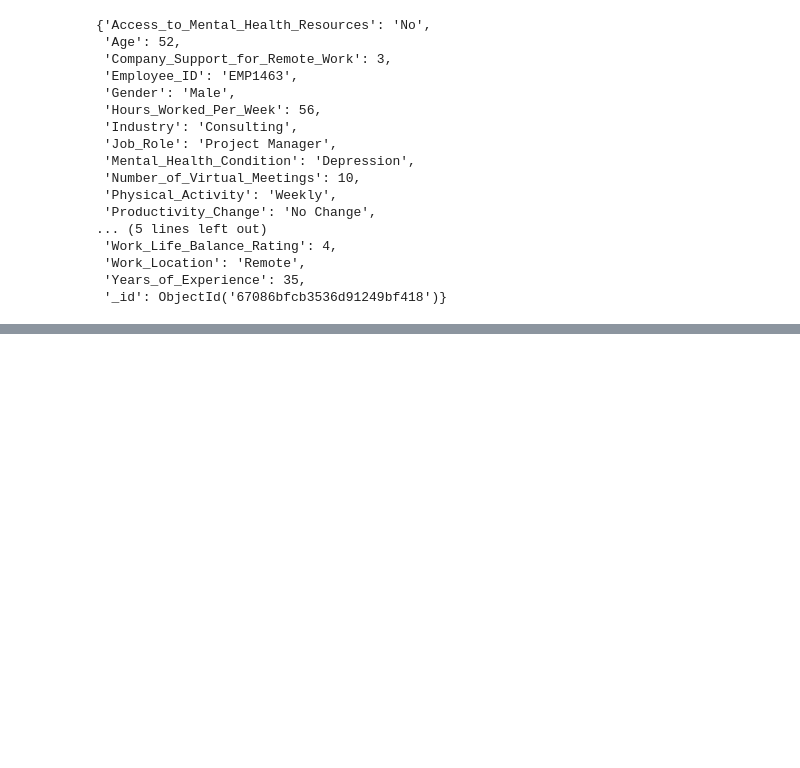
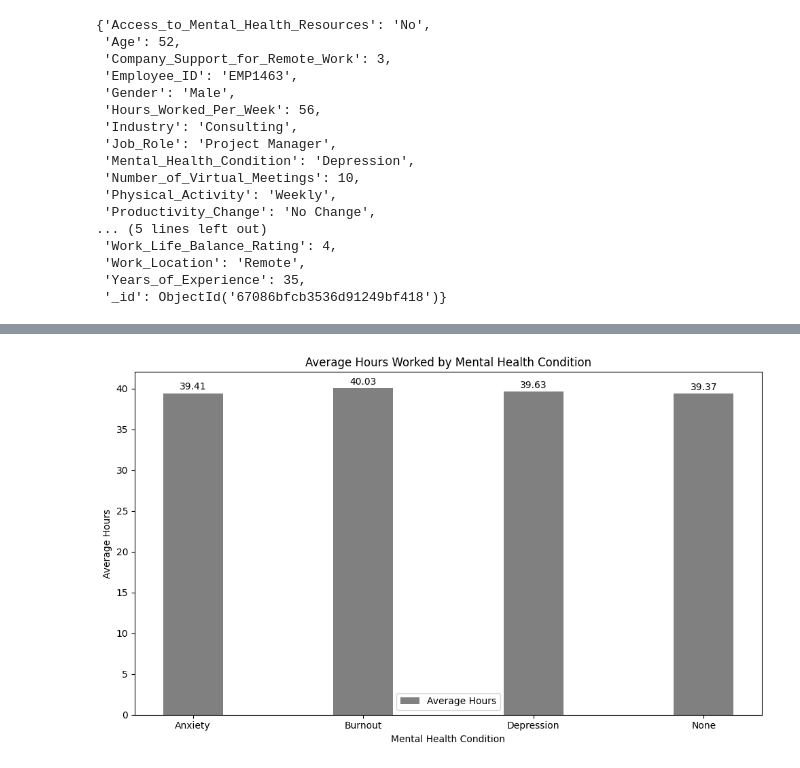
Before and after one commit to faiyted/Project3, a Jupyter notebook: dataset.ipynb, the cells around one changed output, grey strips where cells are left out. Saved outputs shown, nothing was run; the diff lists cells and outputs as text; code cells hidden in the pictures; blank space fills up the shorter version.

```diff
--- a/dataset.ipynb
+++ b/dataset.ipynb
@@ -74,0 +260,33 @@ for doc in docs_with_missing_fields:
+# %%
+import matplotlib.pyplot as plt
+import numpy as np
+
+# Data for the plot
+conditions = ["Anxiety", "Burnout", "Depression", "None"]
+average_hours = [39.41, 40.03, 39.63, 39.37]
+
+# Bar width and positions
+bar_width = 0.35
+x = np.arange(len(conditions))
+
+# Create the bar chart with neutral color
+fig, ax = plt.subplots(figsize=(10, 6))
+bar = ax.bar(x, average_hours, bar_width, color="gray", label="Average Hours")
+
+# Add labels, title, and legend
+ax.set_xlabel("Mental Health Condition")
+ax.set_ylabel("Average Hours")
+ax.set_title("Average Hours Worked by Mental Health Condition")
+ax.set_xticks(x)
+ax.set_xticklabels(conditions)
+ax.legend()
+
+# Display values on top of the bars
+for bar in bar:
+    yval = bar.get_height()
+    ax.text(bar.get_x() + bar.get_width() / 2, yval + 0.2, round(yval, 2), ha="center", va="bottom")
+
+plt.tight_layout()
+plt.show()
+# %% [output]
+[figure, added]
```
Also changed, not shown: parts of 9 cells of this notebook.
